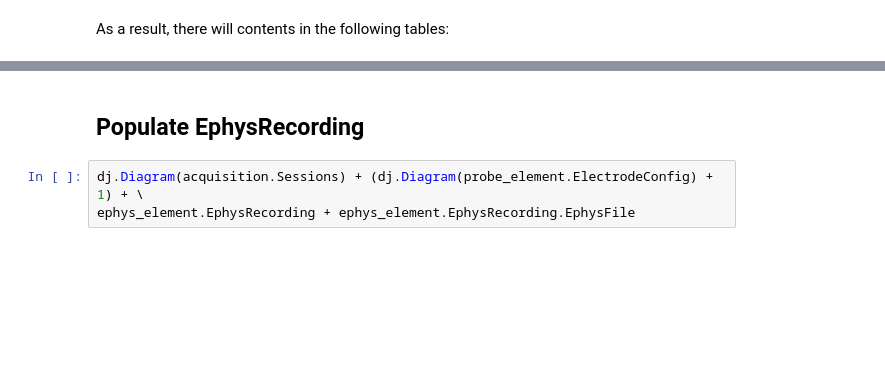
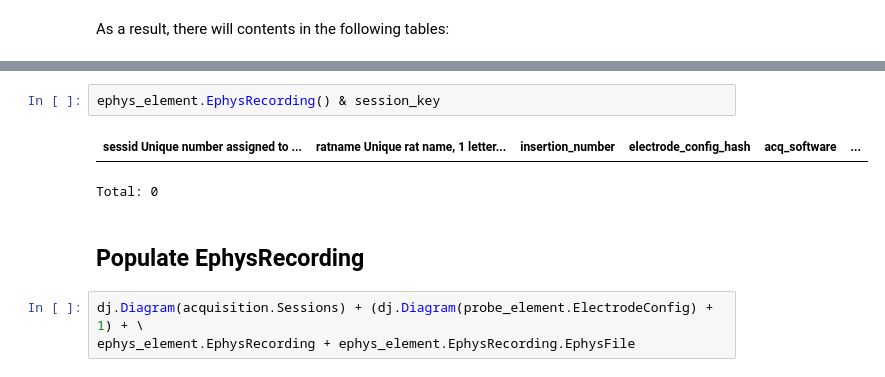
Before and after one commit to kabilar/bl_pipeline_python, a Jupyter notebook: notebooks/ephys_element/01-Ephys_element_workflow.ipynb, the cells around one changed output, grey strips where cells are left out. Drawn from its saved outputs; the diff is of its cells as text; blank space fills up the shorter version.

```diff
--- a/notebooks/ephys_element/01-Ephys_element_workflow.ipynb
+++ b/notebooks/ephys_element/01-Ephys_element_workflow.ipynb
@@ -54,3 +81,8 @@ ephys_element.ProbeInsertion()
+# %%
+ephys_element.EphysRecording() & session_key
+# %% [output]
+| sessid Unique number assigned to ... | ratname Unique rat name, 1 letter... | insertion_number | electrode_config_hash | acq_software | ... |
+Total: 0
 # %% [markdown]
 ## Populate EphysRecording
 # %%
```
Also changed, not shown: parts of 23 cells of this notebook, 11 other files.
